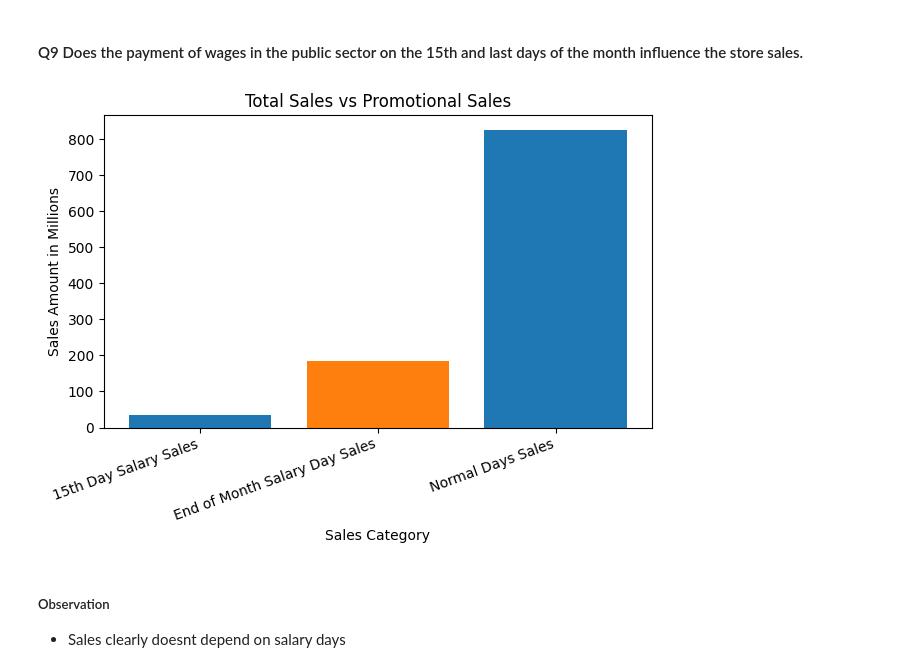
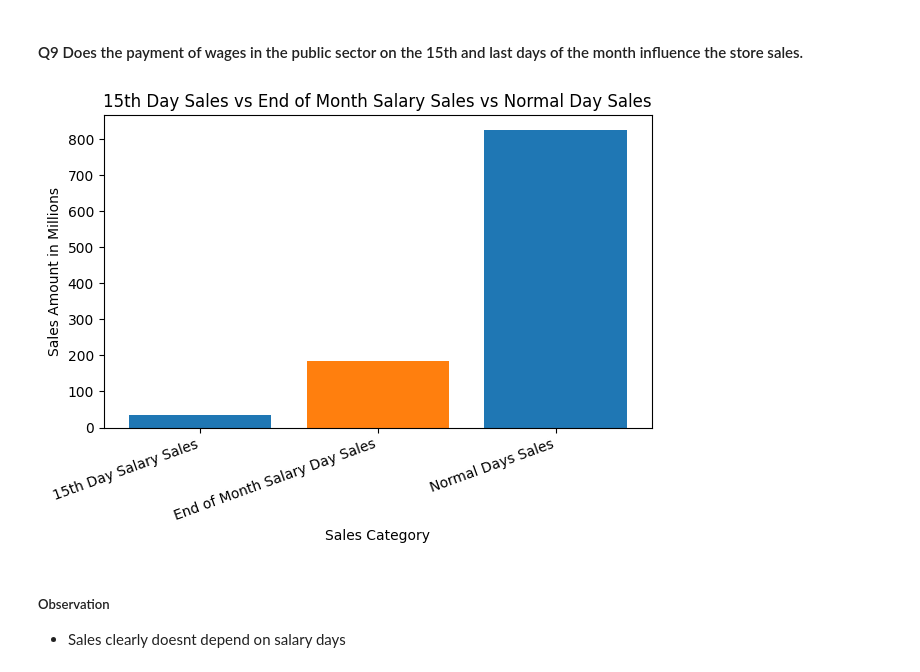
Before and after one commit to kwasichrappah/Time_series_analysis, a Jupyter notebook: sales_forecast.ipynb, the cells around one changed output. Drawn from its saved outputs; the diff is of its cells as text; code cells hidden in the pictures.

```diff
--- a/sales_forecast.ipynb
+++ b/sales_forecast.ipynb
@@ -838,19 +870,19 @@ normal_days_df = store_sales_df[(store_sales_df.day != 15) & (store_sales_df.day
 # %%
 categories = ['15th Day Salary Sales', 'End of Month Salary Day Sales','Normal Days Sales']
 values = [salary_15th_day_df,salary_days_df,normal_days_df]
 
 # Create a bar chart
 plt.bar(categories, values, color= colors)
 colors = ['green','black']
 # Add labels and title
 plt.xlabel('Sales Category')
 plt.ylabel('Sales Amount in Millions')
-plt.title('Total Sales vs Promotional Sales')
+plt.title('15th Day Sales vs End of Month Salary Sales vs Normal Day Sales')
 plt.xticks(rotation=20, ha='right')
 plt.tight_layout()
 plt.show()
 # %% [output]
-[figure, old version]
+[figure, new version]
 # %% [markdown]
 ##### Observation
 - Sales clearly doesnt depend on salary days
```
Also changed, not shown: parts of 60 cells of this notebook.
